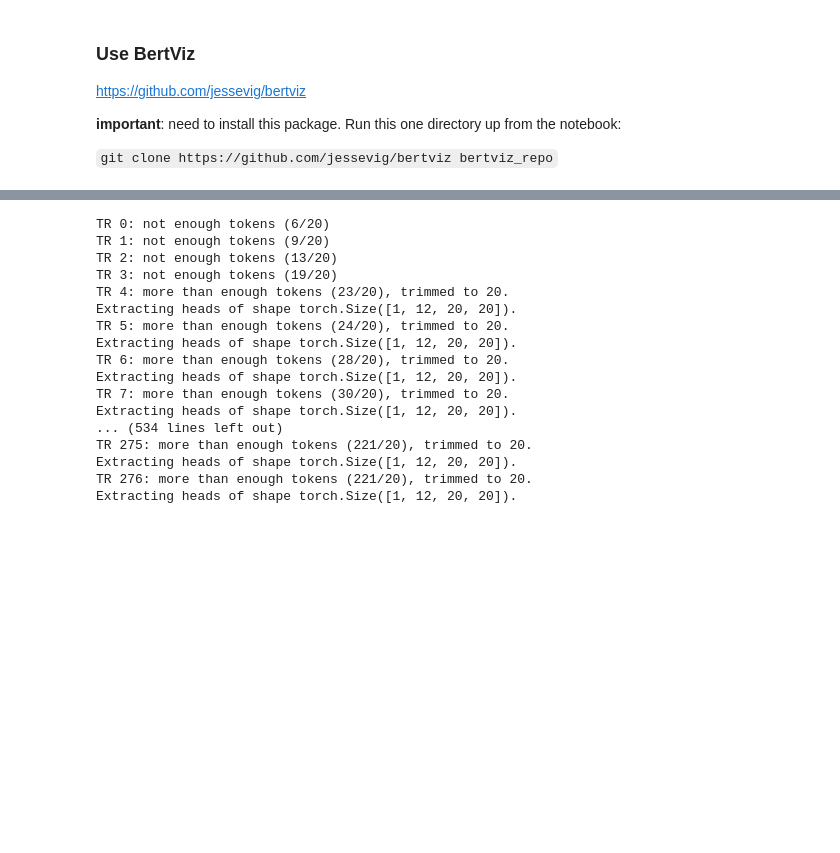
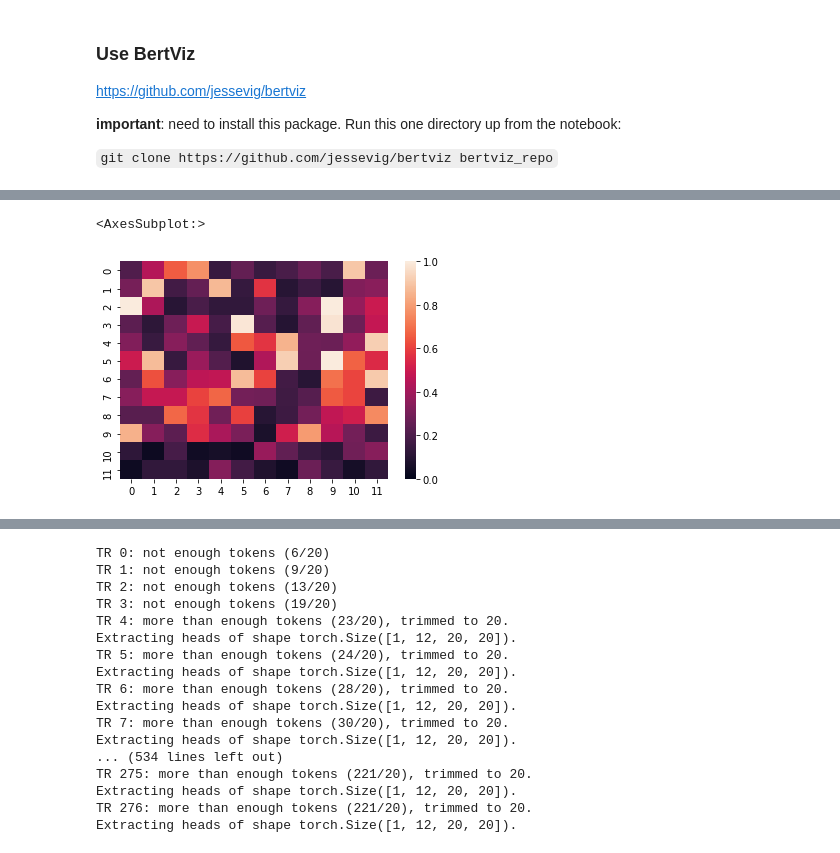
Before and after one commit to tsumers/bert-brains, a Jupyter notebook: BERT-attention-heads.ipynb, the cells around one changed output, grey strips where cells are left out. Cells and saved outputs as stored; diff of their text form; code cells hidden in the pictures; blank space fills up the shorter version.

```diff
--- a/BERT-attention-heads.ipynb
+++ b/BERT-attention-heads.ipynb
@@ -122,0 +178,5 @@ Loaded 277 TRs.
+# %%
+sns.heatmap(pd.DataFrame(foo.stimulus_df.attention_heads_Linf[10]), vmin=0, vmax=1)
+# %% [output]
+<AxesSubplot:>
+[figure, added]
```
Also changed, not shown: parts of 22 cells of this notebook, 1 other file.
